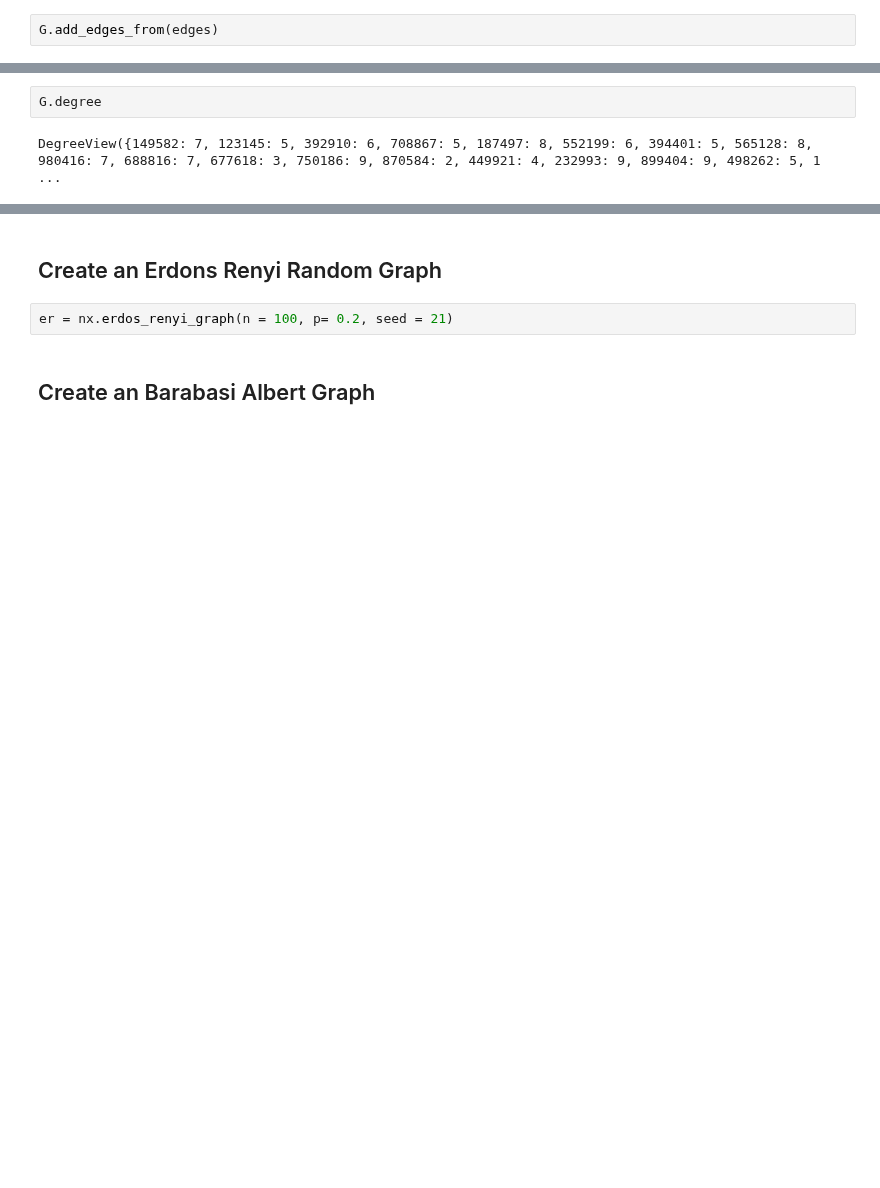
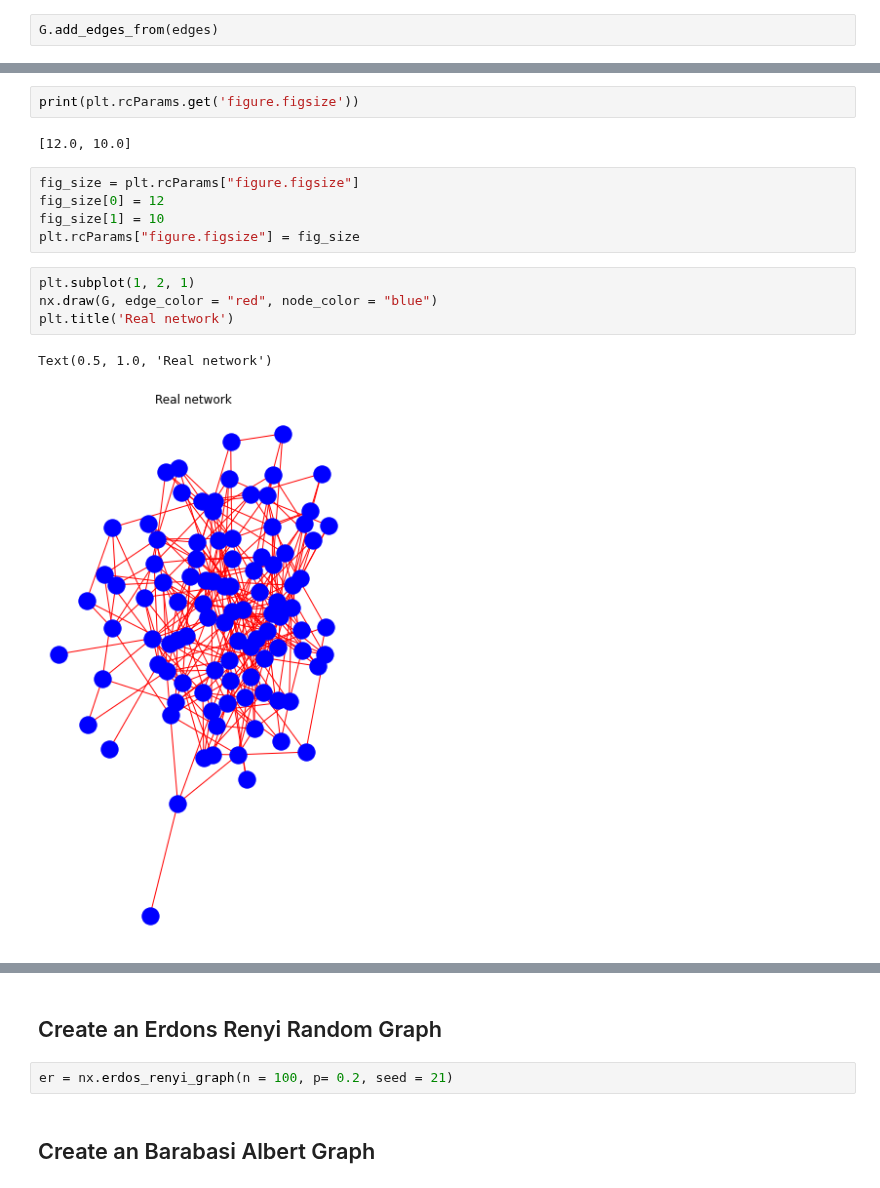
Before and after one commit to gatto/ds-network-analysis, a Jupyter notebook: py/giulia.c.start.ipynb, the cells around one changed output, grey strips where cells are left out. Saved outputs shown, nothing was run; the diff lists cells and outputs as text; blank space fills up the shorter version.

```diff
--- a/py/giulia.c.start.ipynb
+++ b/py/giulia.c.start.ipynb
@@ -86,4 +95,16 @@ nx.draw(G)
-# %%
-G.degree
-# %% [output]
-DegreeView({149582: 7, 123145: 5, 392910: 6, 708867: 5, 187497: 8, 552199: 6, 394401: 5, 565128: 8, 980416: 7, 688816: 7, 677618: 3, 750186: 9, 870584: 2, 449921: 4, 232993: 9, 899404: 9, 498262: 5, 1 ...
+# %%
+print(plt.rcParams.get('figure.figsize'))
+# %% [output]
+[12.0, 10.0]
+# %%
+fig_size = plt.rcParams["figure.figsize"]
+fig_size[0] = 12
+fig_size[1] = 10
+plt.rcParams["figure.figsize"] = fig_size
+# %%
+plt.subplot(1, 2, 1)
+nx.draw(G, edge_color = "red", node_color = "blue")
+plt.title('Real network')
+# %% [output]
+Text(0.5, 1.0, 'Real network')
+[figure, added]
```
Also changed, not shown: parts of 14 cells of this notebook.
